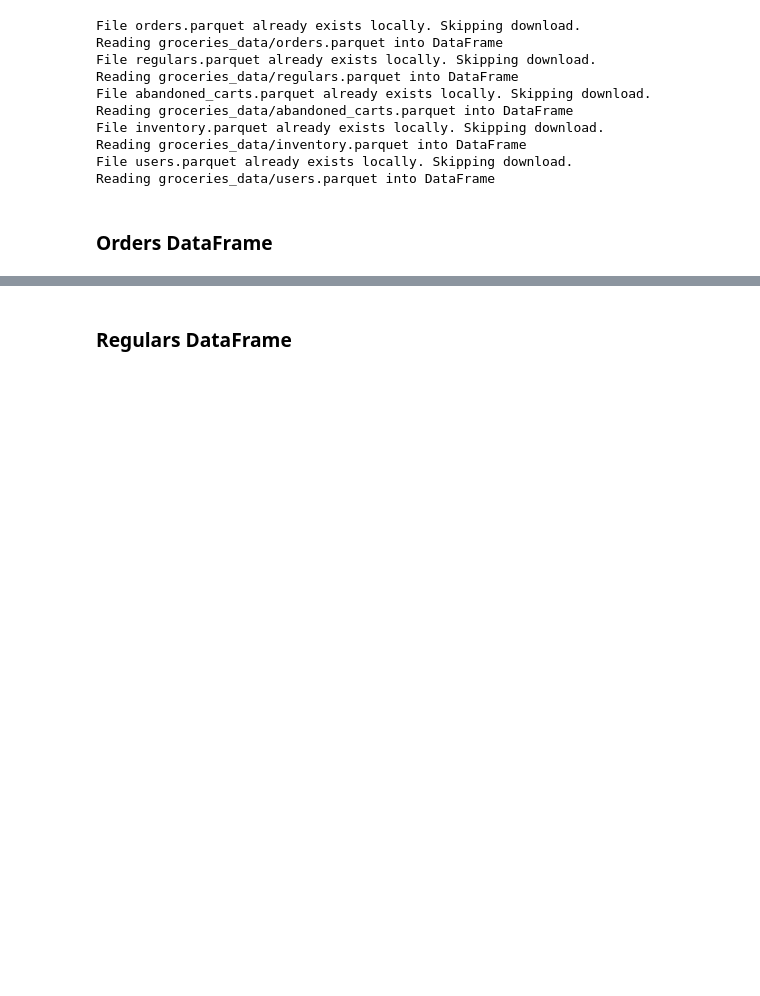
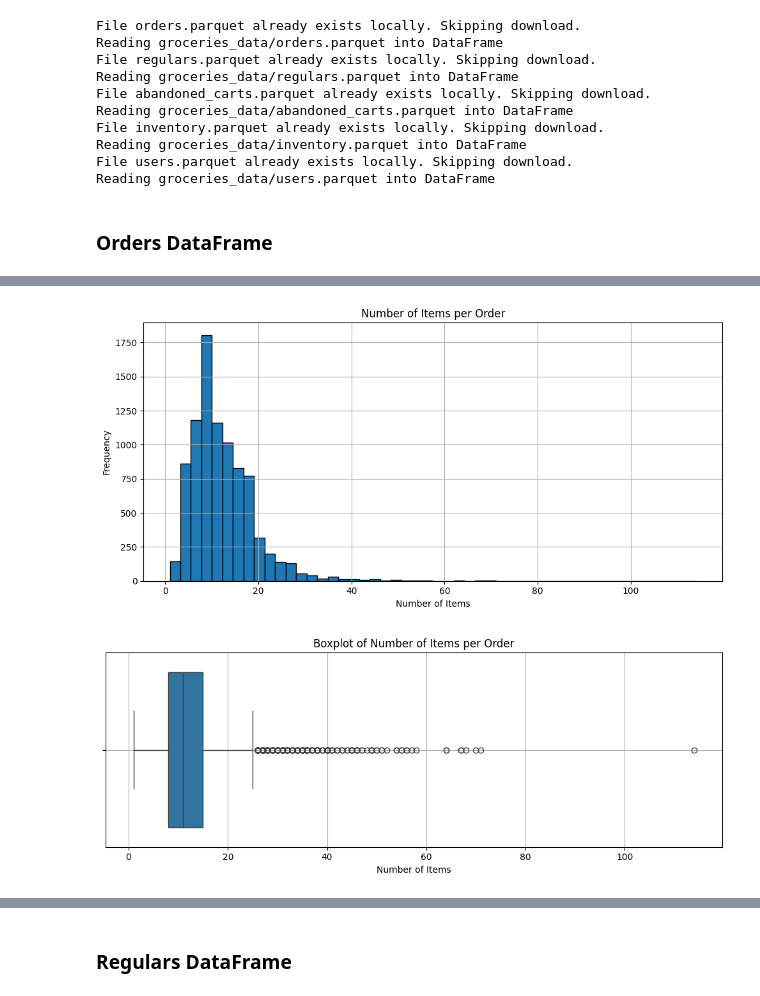
Before and after one commit to Riemann-def/zrive-ds, a Jupyter notebook: src/module_2/prueba.ipynb, the cells around one changed output, grey strips where cells are left out. Cells and saved outputs as stored; diff of their text form; code cells hidden in the pictures; blank space fills up the shorter version.

```diff
--- a/src/module_2/prueba.ipynb
+++ b/src/module_2/prueba.ipynb
@@ -110,6 +112,27 @@ File inventory.parquet already exists locally. Skipping download.
 Reading groceries_data/inventory.parquet into DataFrame
 File users.parquet already exists locally. Skipping download.
 Reading groceries_data/users.parquet into DataFrame
+# %%
+def plot_dist_and_boxplot(df: pd.DataFrame, column: str, title: str, xlabel: str) -> None:
+    """
+    Plot distribution and boxplot for a given column in the DataFrame.
+    """
+    plt.figure(figsize=(10, 5))
+    plt.hist(df[column], bins=50, edgecolor='black')
+    plt.title(title)
+    plt.xlabel(xlabel)
+    plt.ylabel('Frequency')
+    plt.grid(True)
+    plt.tight_layout()
+    plt.show()
+
+    plt.figure(figsize=(10, 4))
+    sns.boxplot(x=df[column])
+    plt.title(f'Boxplot of {title}')
+    plt.xlabel(xlabel)
+    plt.grid(True)
+    plt.tight_layout()
+    plt.show()
 # %% [markdown]
 ### Orders DataFrame
 # %%
@@ -130,0 +220,7 @@ memory usage: 737.8+ KB
+# %%
+orders_df['num_items'] = orders_df['ordered_items'].apply(len)
+
+plot_dist_and_boxplot(orders_df, 'num_items', 'Number of Items per Order', 'Number of Items')
+# %% [output]
+[figure, added]
+[figure, added]
```
Also changed, not shown: parts of 30 cells of this notebook.
